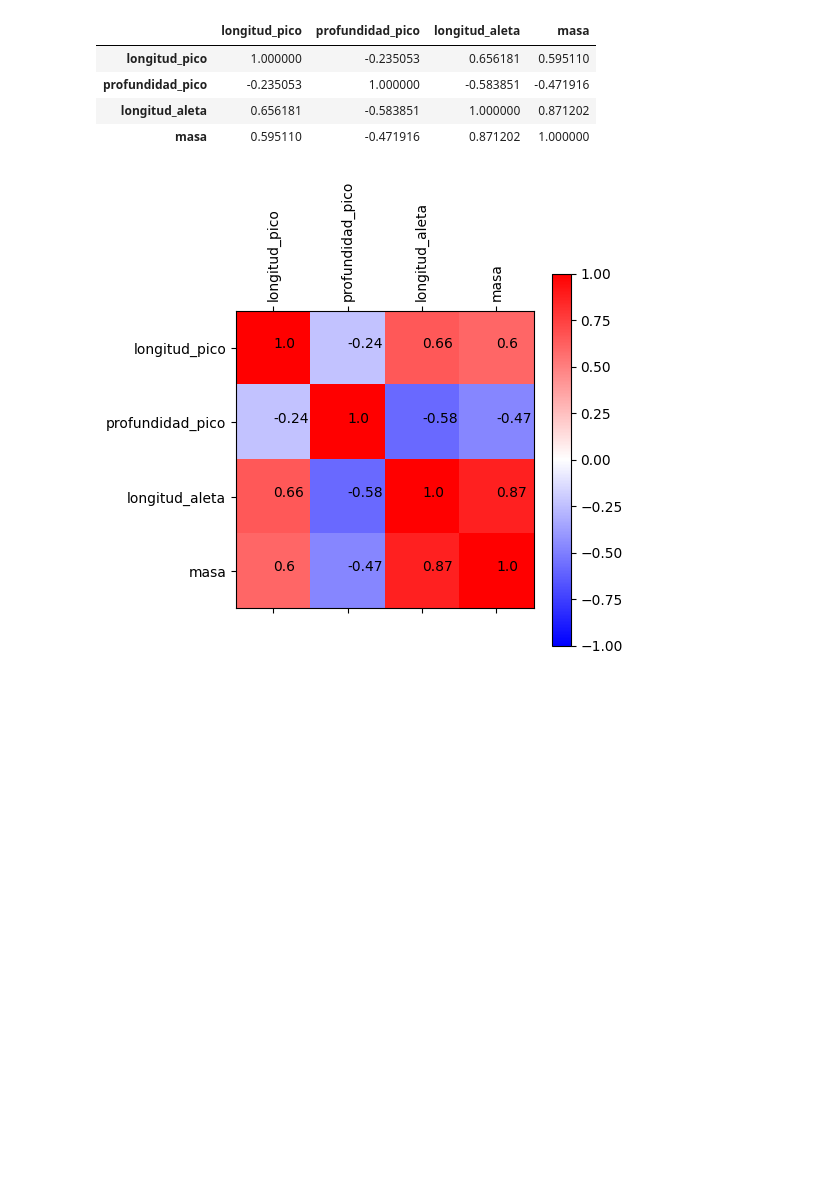
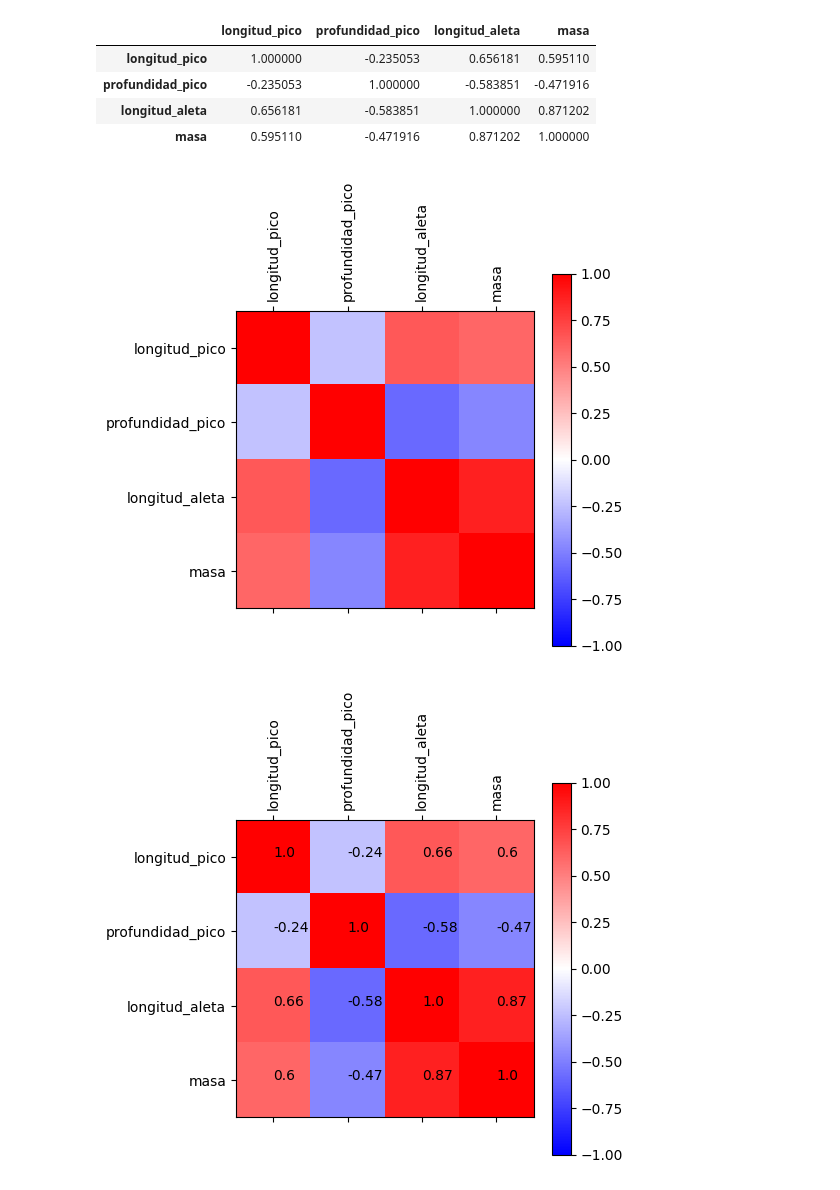
Before and after one commit to cjimenez275/Curso_python, a Jupyter notebook: Biologia.ipynb, the cells around one changed output. Drawn from its saved outputs; the diff is of its cells as text; code cells hidden in the pictures; blank space fills up the shorter version.

```diff
--- a/Biologia.ipynb
+++ b/Biologia.ipynb
@@ -87,6 +97,15 @@ pinguinos.corr()
 | profundidad_pico | -0.235053 | 1.000000 | -0.583851 | -0.471916 |
 | longitud_aleta | 0.656181 | -0.583851 | 1.000000 | 0.871202 |
 | masa | 0.595110 | -0.471916 | 0.871202 | 1.000000 |
+# %%
+matriz = pinguinos.corr()
+plt.matshow(matriz, cmap="bwr", vmin=-1, vmax=1)
+plt.xticks(range(4), pinguinos.columns, rotation=90)
+plt.yticks(range(4), pinguinos.columns)
+plt.colorbar()
+plt.show()
+# %% [output]
+[figure, added]
 # %%
 matriz = pinguinos.corr()
 plt.matshow(matriz, cmap="bwr", vmin=-1, vmax=1)
```
Also changed, not shown: parts of 3 cells of this notebook.
